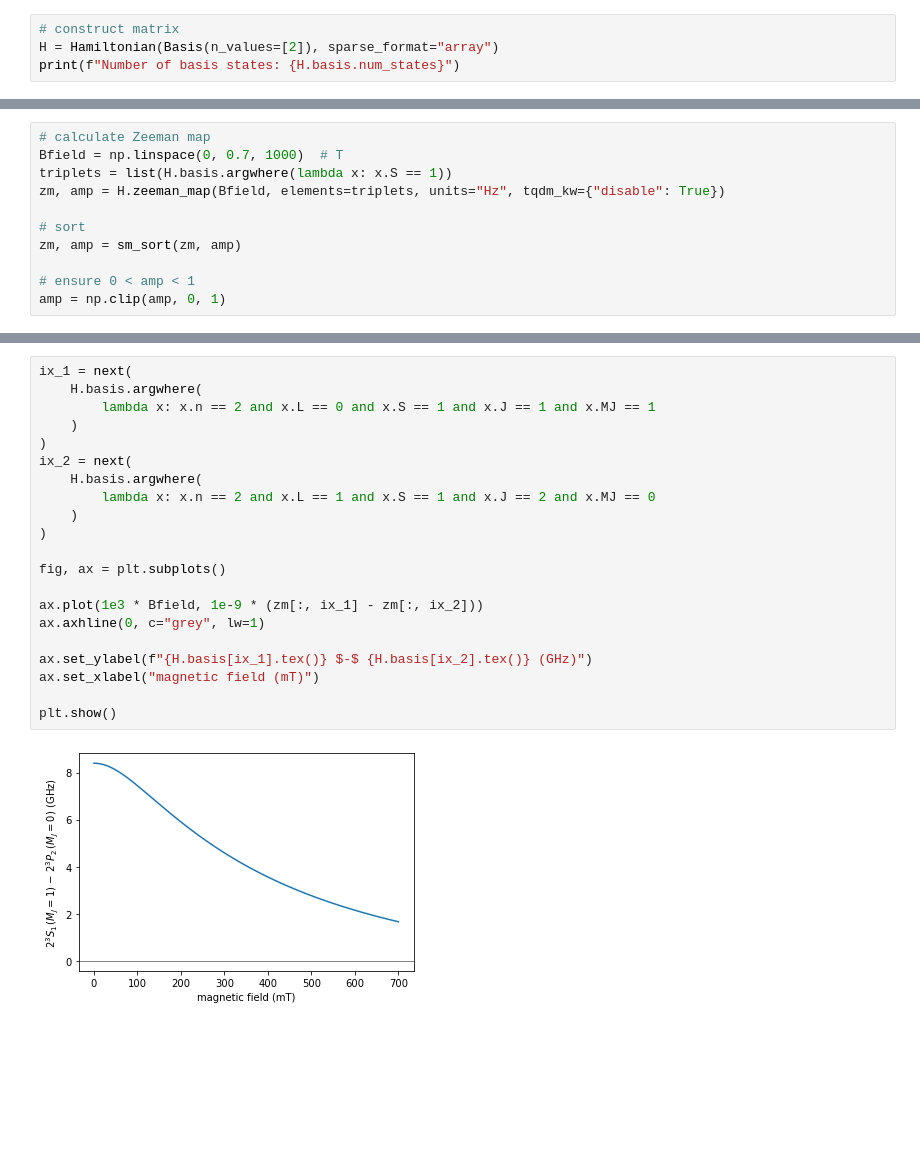
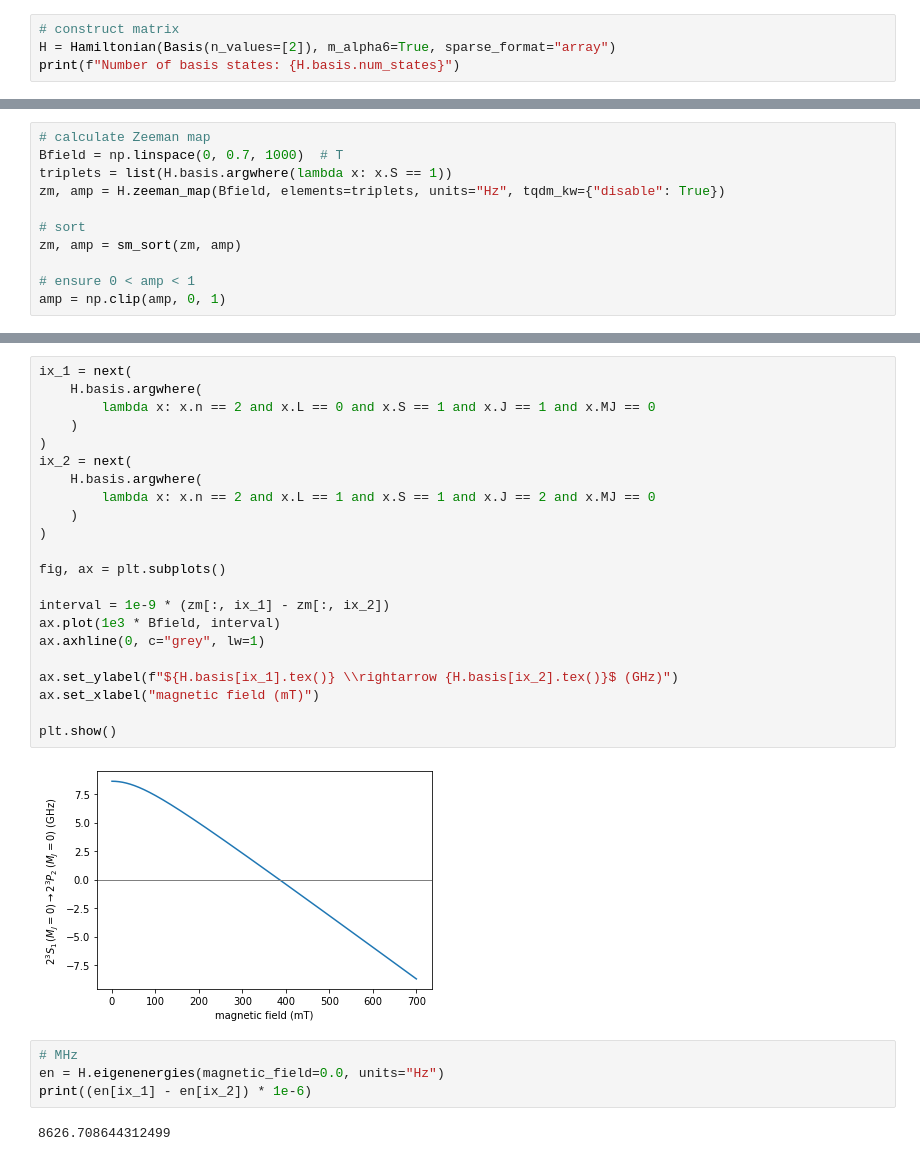
Before and after one commit to ad3ller/pypositronium, a Jupyter notebook: notebooks/Zeeman Map - n2.ipynb, the cells around one changed output, grey strips where cells are left out. Drawn from its saved outputs; the diff is of its cells as text; blank space fills up the shorter version.

```diff
--- a/notebooks/Zeeman Map - n2.ipynb
+++ b/notebooks/Zeeman Map - n2.ipynb
@@ -20,7 +20,7 @@ from pyps.constants import En_h, h
 from smtools import sm_sort, lc_cmap
 # %%
 # construct matrix
-H = Hamiltonian(Basis(n_values=[2]), sparse_format="array")
+H = Hamiltonian(Basis(n_values=[2]), m_alpha6=True, sparse_format="array")
 print(f"Number of basis states: {H.basis.num_states}")
 # %% [output]
 Number of basis states: 16
@@ -73,23 +73,30 @@ plt.show()
 # %%
 ix_1 = next(
     H.basis.argwhere(
-        lambda x: x.n == 2 and x.L == 0 and x.S == 1 and x.J == 1 and x.MJ == 1
+        lambda x: x.n == 2 and x.L == 0 and x.S == 1 and x.J == 1 and x.MJ == 0
     )
 )
 ix_2 = next(
     H.basis.argwhere(
         lambda x: x.n == 2 and x.L == 1 and x.S == 1 and x.J == 2 and x.MJ == 0
     )
 )
 
 fig, ax = plt.subplots()
 
-ax.plot(1e3 * Bfield, 1e-9 * (zm[:, ix_1] - zm[:, ix_2]))
+interval = 1e-9 * (zm[:, ix_1] - zm[:, ix_2])
+ax.plot(1e3 * Bfield, interval)
 ax.axhline(0, c="grey", lw=1)
 
-ax.set_ylabel(f"{H.basis[ix_1].tex()} $-$ {H.basis[ix_2].tex()} (GHz)")
+ax.set_ylabel(f"${H.basis[ix_1].tex()} \\rightarrow {H.basis[ix_2].tex()}$ (GHz)")
 ax.set_xlabel("magnetic field (mT)")
 
 plt.show()
 # %% [output]
-[figure, old version]
+[figure, new version]
+# %%
+# MHz
+en = H.eigenenergies(magnetic_field=0.0, units="Hz")
+print((en[ix_1] - en[ix_2]) * 1e-6)
+# %% [output]
+8626.708644312499
```
Also changed, not shown: parts of 1 cell of this notebook, 26 other files.
